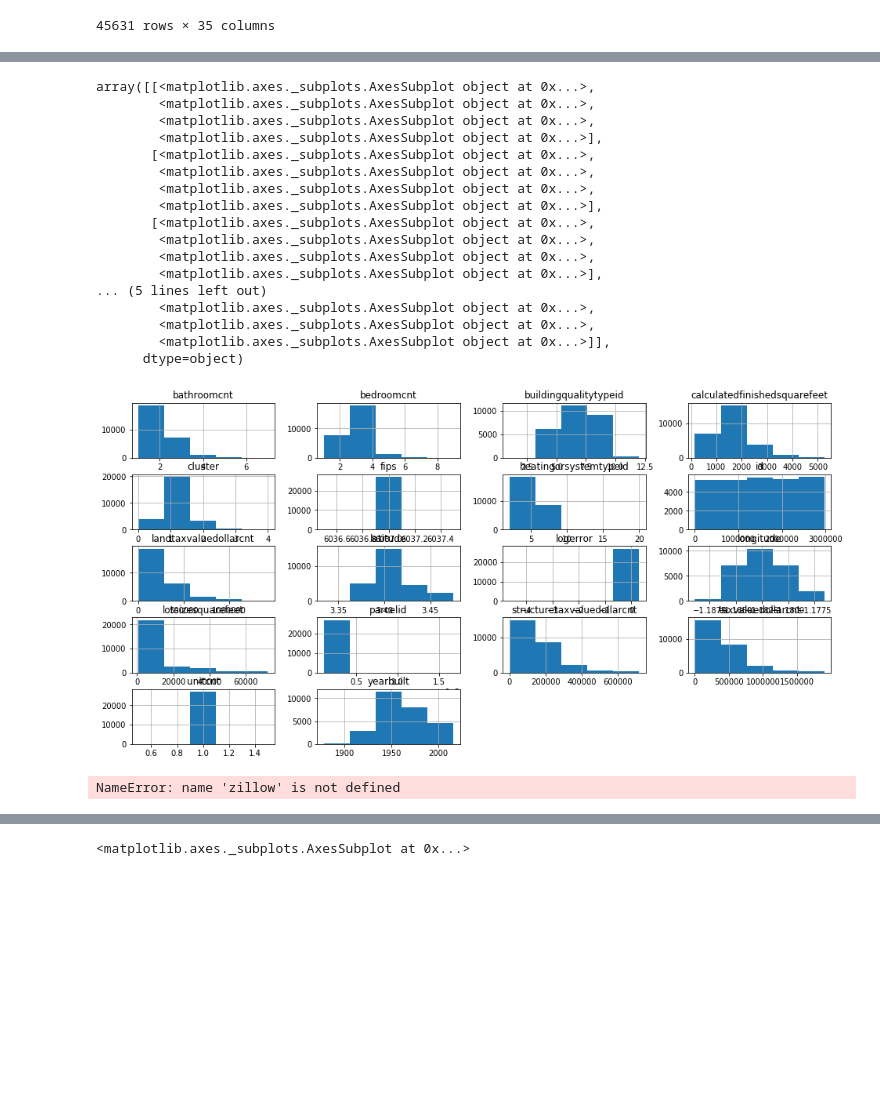
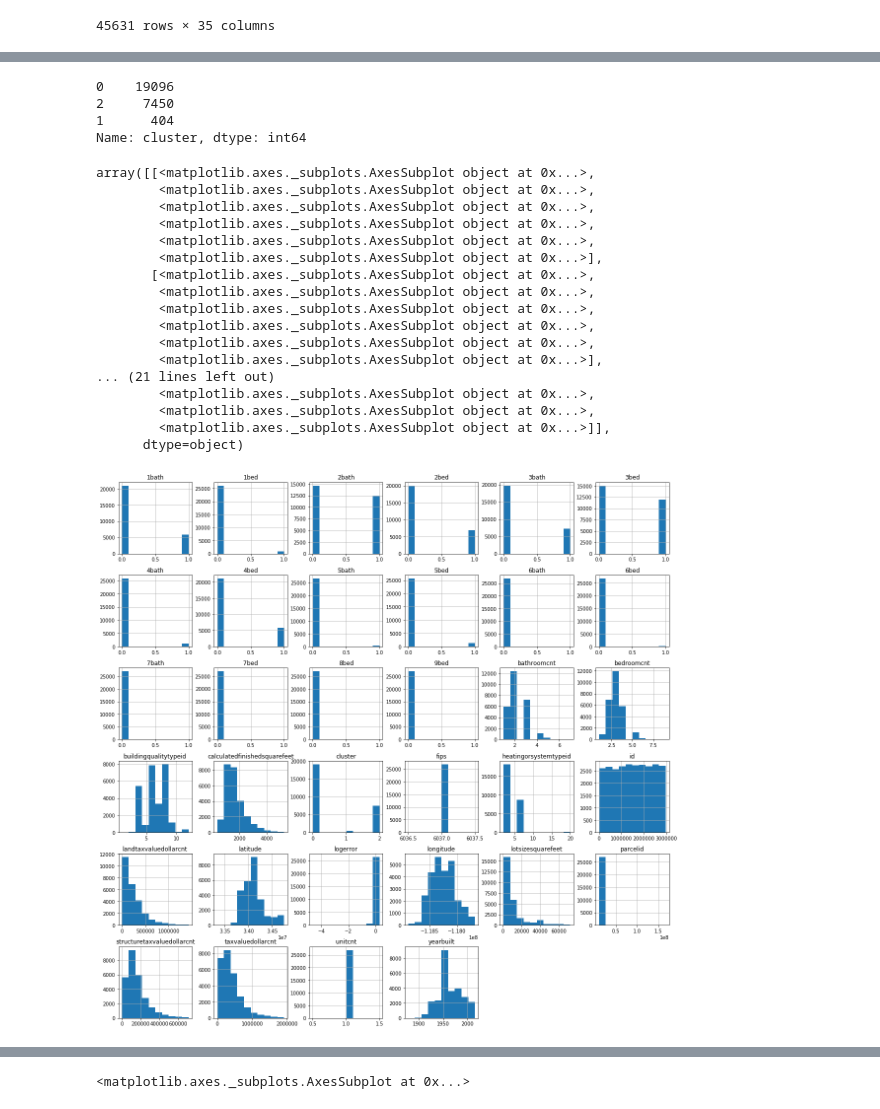
Before and after one commit to Osdorn-Typewriter-Repair/osdorn_project, a Jupyter notebook: osdorn_paddy.ipynb, the cells around one changed output, grey strips where cells are left out. Cells and saved outputs as stored; diff of their text form; code cells hidden in the pictures; blank space fills up the shorter version.

Commit message:
Added Graphs

```diff
--- a/osdorn_paddy.ipynb
+++ b/osdorn_paddy.ipynb
@@ -270,0 +294,9 @@ train, test = train_test_split(new_df, test_size=.30)
+# %%
+train, test = one_hot_encode(train, test, col_name = 'bathroomcnt')
+train.rename(columns={1:'1bath', 2:'2bath', 3:'3bath', 4: '4bath', 5:'5bath', 6:'6bath', 7: '7bath'}, inplace=True)
+test.rename(columns={1:'1bath', 2:'2bath', 3:'3bath', 4: '4bath', 5:'5bath', 6:'6bath', 7: '7bath'}, inplace=True)
+train, test = one_hot_encode(train, test, col_name = 'bedroomcnt')
+train.rename(columns={1:'1bed', 2:'2bed', 3:'3bed', 4: '4bed', 5:'5bed', 6:'6bed', 7: '7bed', 8: '8bed', 9:'9bed'}, inplace=True)
+test.rename(columns={1:'1bed', 2:'2bed', 3:'3bed', 4: '4bed', 5:'5bed', 6:'6bed', 7: '7bed', 8: '8bed', 9:'9bed'}, inplace=True)
+train.reset_index(drop = True, inplace = True)
+test.reset_index(inplace = True)
@@ -336 +387,15 @@ y_train
 26950 rows × 1 columns
+# %%
+ks = range(1,10)
+sse = []
+for k in ks:
+    kmeans = KMeans(n_clusters=k, random_state = 123)
+    kmeans.fit(y_train)
+    # inertia: Sum of squared distances of samples to their closest cluster center.
+    sse.append(kmeans.inertia_)
+print(pd.DataFrame(dict(k=ks, sse=sse)))
+plt.plot(ks, sse, 'bx-')
+plt.xlabel('k')
+plt.ylabel('SSE')
+plt.title('The Elbow Method to find the optimal k')
+plt.show()
@@ -337,6 +414,6 @@ y_train
 # %%
 def target_cluster(y_train,X_train):
-    kmeans = KMeans(n_clusters=5)
+    kmeans = KMeans(n_clusters=3)
     kmeans.fit(y_train)
     y_train['cluster'] = kmeans.predict(y_train)
     train = X_train.merge(y_train,left_index=True,right_index=True)
@@ -356,33 +431,38 @@ train.groupby(['cluster']).mean().sort_values('logerror')
+# %%
+train.cluster.value_counts()
+# %% [output]
+0    19096
+2     7450
+1      404
+Name: cluster, dtype: int64
 # %%
-train.hist(figsize=(16, 8), bins=5, log=False)
+train.hist(figsize=(20, 20), bins=10, log=False)
 # %% [output]
 array([[<matplotlib.axes._subplots.AxesSubplot object at 0x...>,
+        <matplotlib.axes._subplots.AxesSubplot object at 0x...>,
+        <matplotlib.axes._subplots.AxesSubplot object at 0x...>,
         <matplotlib.axes._subplots.AxesSubplot object at 0x...>,
         <matplotlib.axes._subplots.AxesSubplot object at 0x...>,
         <matplotlib.axes._subplots.AxesSubplot object at 0x...>],
        [<matplotlib.axes._subplots.AxesSubplot object at 0x...>,
         <matplotlib.axes._subplots.AxesSubplot object at 0x...>,
         <matplotlib.axes._subplots.AxesSubplot object at 0x...>,
-        <matplotlib.axes._subplots.AxesSubplot object at 0x...>],
-       [<matplotlib.axes._subplots.AxesSubplot object at 0x...>,
         <matplotlib.axes._subplots.AxesSubplot object at 0x...>,
         <matplotlib.axes._subplots.AxesSubplot object at 0x...>,
         <matplotlib.axes._subplots.AxesSubplot object at 0x...>],
-... (5 lines left out)
+... (21 lines left out)
         <matplotlib.axes._subplots.AxesSubplot object at 0x...>,
         <matplotlib.axes._subplots.AxesSubplot object at 0x...>,
         <matplotlib.axes._subplots.AxesSubplot object at 0x...>]],
       dtype=object)
-[figure, old version]
+[figure, new version]
 # %%
-for i in train[col].unique().tolist():
-            mean = train[train[col] == i].logerror.mean()
-            std = train[train[col] == i].logerror.std()
-            x = np.linspace(mean-.5,mean+.5,1000)
-            y = norm.pdf(x, loc=mean, scale=std)    # for example
-            plt.plot(x,y, label = i)
+# for i in train[col].unique().tolist():
+#             mean = train[train[col] == i].logerror.mean()
+#             std = train[train[col] == i].logerror.std()
+#             x = np.linspace(mean-.5,mean+.5,1000)
+#             y = norm.pdf(x, loc=mean, scale=std)    # for example
+#             plt.plot(x,y, label = i)
-# %% [output]
-NameError: name 'zillow' is not defined
 # %%
 sns.jointplot(data=train, x='calculatedfinishedsquarefeet', y='structuretaxvaluedollarcnt')
 # %% [output]
```
Also changed, not shown: parts of 25 cells of this notebook.
